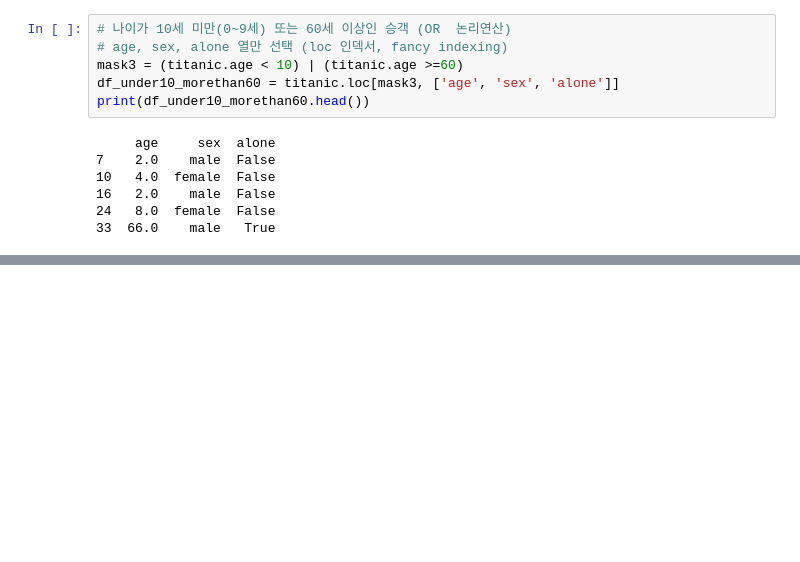
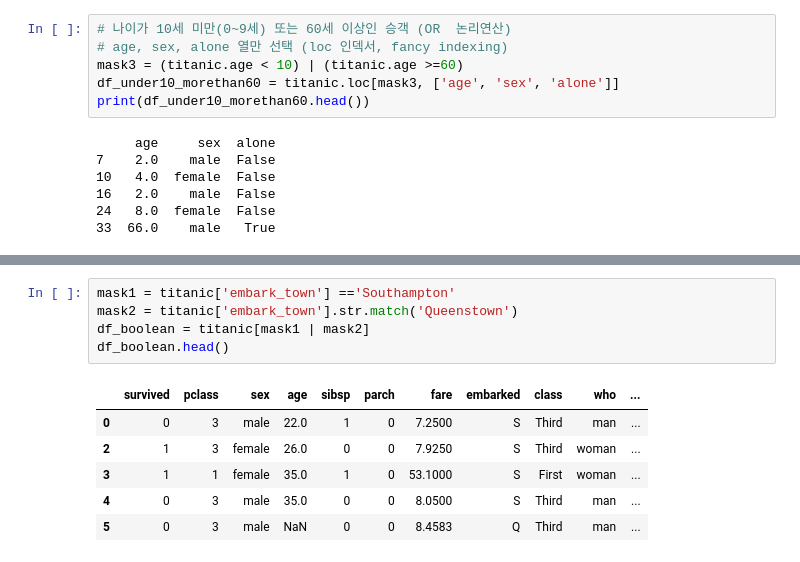
Before and after one commit to HANASupervisor/iLoveWonik, a Jupyter notebook: taeYoungYoo/eda/20260709_exam02.ipynb, the cells around one changed output, grey strips where cells are left out. Saved outputs shown, nothing was run; the diff lists cells and outputs as text; blank space fills up the shorter version.

```diff
--- a/taeYoungYoo/eda/20260709_exam02.ipynb
+++ b/taeYoungYoo/eda/20260709_exam02.ipynb
@@ -93,0 +188,12 @@ print(df_under10_morethan60.head())
+# %%
+mask1 = titanic['embark_town'] =='Southampton'
+mask2 = titanic['embark_town'].str.match('Queenstown')
+df_boolean = titanic[mask1 | mask2]
+df_boolean.head()
+# %% [output]
+|  | survived | pclass | sex | age | sibsp | parch | fare | embarked | class | who | ... |
+| 0 | 0 | 3 | male | 22.0 | 1 | 0 | 7.2500 | S | Third | man | ... |
+| 2 | 1 | 3 | female | 26.0 | 0 | 0 | 7.9250 | S | Third | woman | ... |
+| 3 | 1 | 1 | female | 35.0 | 1 | 0 | 53.1000 | S | First | woman | ... |
+| 4 | 0 | 3 | male | 35.0 | 0 | 0 | 8.0500 | S | Third | man | ... |
+| 5 | 0 | 3 | male | NaN | 0 | 0 | 8.4583 | Q | Third | man | ... |
```
Also changed, not shown: parts of 33 cells of this notebook, 6 other files.
